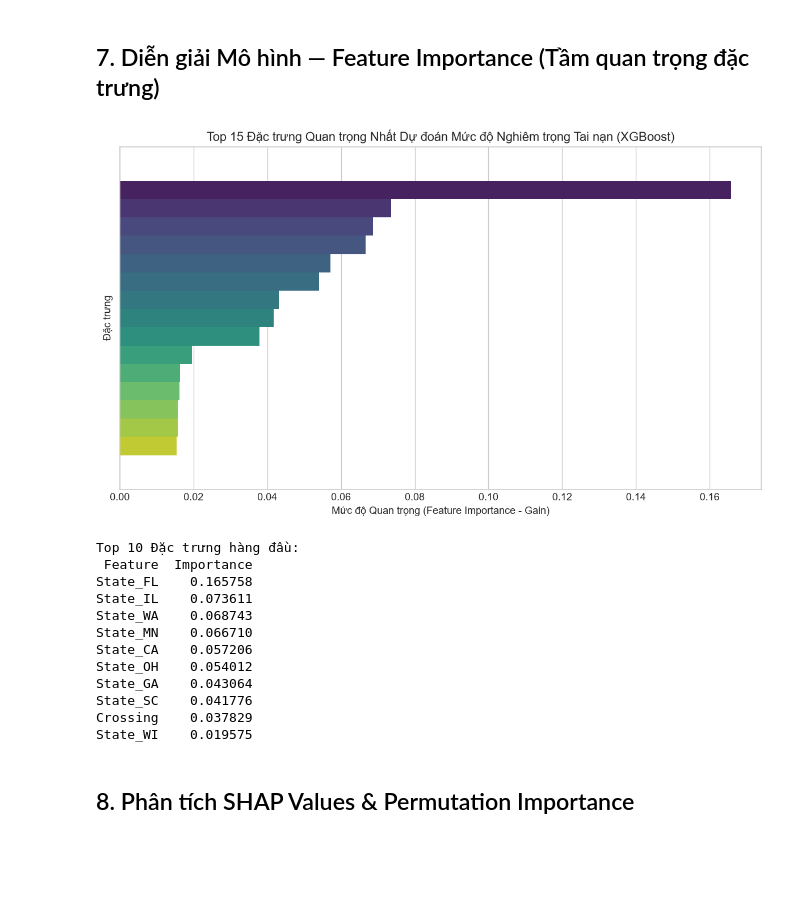
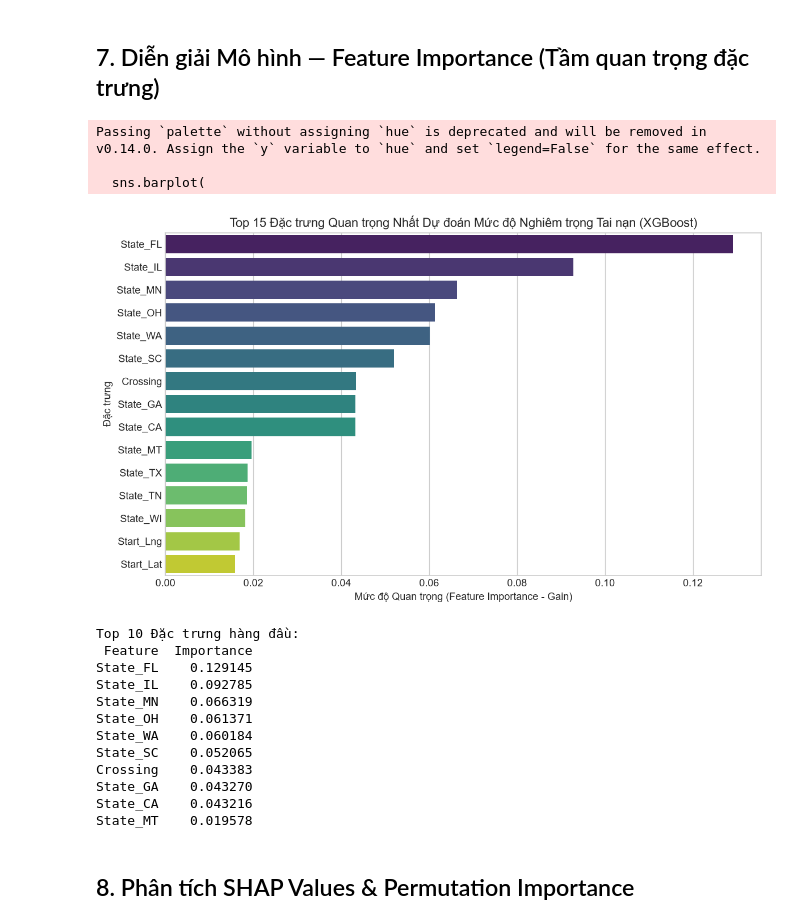
Before and after one commit to trannam1304/data-analysis-us-accidents-project, a Jupyter notebook: notebooks/03_predictive_modeling.ipynb, the cells around one changed output. Drawn from its saved outputs; the diff is of its cells as text; code cells hidden in the pictures; blank space fills up the shorter version.

```diff
--- a/notebooks/03_predictive_modeling.ipynb
+++ b/notebooks/03_predictive_modeling.ipynb
@@ -105,11 +267,11 @@ Name: proportion, dtype: float64
 train_df['Severity_Binary'] = (train_df['Severity'] >= 3).astype(int)
 test_df['Severity_Binary'] = (test_df['Severity'] >= 3).astype(int)
 
-# Khai báo các danh sách đặc trưng
+# Khai báo các danh sách đặc trưng bao gồm cả các biến phái sinh từ Mục 2.6
 NUMERICAL_COLS = [
     'Hour', 'Month', 'Temperature(F)', 'Humidity(%)',
     'Pressure(in)', 'Visibility(mi)', 'Wind_Speed(mph)',
-    'Precipitation(in)', 'Start_Lat', 'Start_Lng'
+    'Precipitation(in)', 'Start_Lat', 'Start_Lng', 'POI_Count'
 ]
 
 CATEGORICAL_COLS = [
@@ -120,7 +282,8 @@ CATEGORICAL_COLS = [
 BOOL_COLS = [
     'Amenity', 'Crossing', 'Junction', 'Railway', 'Stop',
     'Traffic_Signal', 'Is_Daytime', 'Is_Precipitation',
-    'Is_Adverse_Weather', 'Is_Low_Visibility'
+    'Is_Adverse_Weather', 'Is_Low_Visibility',
+    'Is_Rush_Hour', 'Is_Night'
 ]
 
 # Lọc chỉ các cột thực sự tồn tại trong DataFrame
@@ -365,41 +528,43 @@ Logistic Regression (Baseline)  0.608632   0.047005 0.705432  0.088138  0.419493
 # %%
 # Trích xuất Feature Importance từ XGBoost
 xgb_importance = advanced_model.feature_importances_
 feat_imp_df = pd.DataFrame({
     'Feature': all_feature_names,
     'Importance': xgb_importance
 }).sort_values('Importance', ascending=False)
 
 plt.figure(figsize=(10, 6))
 sns.barplot(
     data=feat_imp_df.head(15),
     x='Importance',
-    hue='Feature',
-    legend=False,
+    y='Feature',
     palette='viridis'
 )
 plt.title('Top 15 Đặc trưng Quan trọng Nhất Dự đoán Mức độ Nghiêm trọng Tai nạn (XGBoost)')
 plt.xlabel('Mức độ Quan trọng (Feature Importance - Gain)')
 plt.ylabel('Đặc trưng')
 plt.tight_layout()
 plt.show()
 
 print("Top 10 Đặc trưng hàng đầu:")
 print(feat_imp_df.head(10).to_string(index=False))
 # %% [output]
+Passing `palette` without assigning `hue` is deprecated and will be removed in v0.14.0. Assign the `y` variable to `hue` and set `legend=False` for the same effect.
+
+  sns.barplot(
-[figure, old version]
+[figure, new version]
-Top 10 Đặc trưng hàng đầu:
- Feature  Importance
-State_FL    0.165758
-State_IL    0.073611
-State_WA    0.068743
-State_MN    0.066710
-State_CA    0.057206
-State_OH    0.054012
-State_GA    0.043064
-State_SC    0.041776
-Crossing    0.037829
-State_WI    0.019575
+Top 10 Đặc trưng hàng đầu:
+ Feature  Importance
+State_FL    0.129145
+State_IL    0.092785
+State_MN    0.066319
+State_OH    0.061371
+State_WA    0.060184
+State_SC    0.052065
+Crossing    0.043383
+State_GA    0.043270
+State_CA    0.043216
+State_MT    0.019578
 # %% [markdown]
 ## 8. Phân tích SHAP Values & Permutation Importance
 # %%
```
Also changed, not shown: parts of 10 cells of this notebook, 1 other file.
